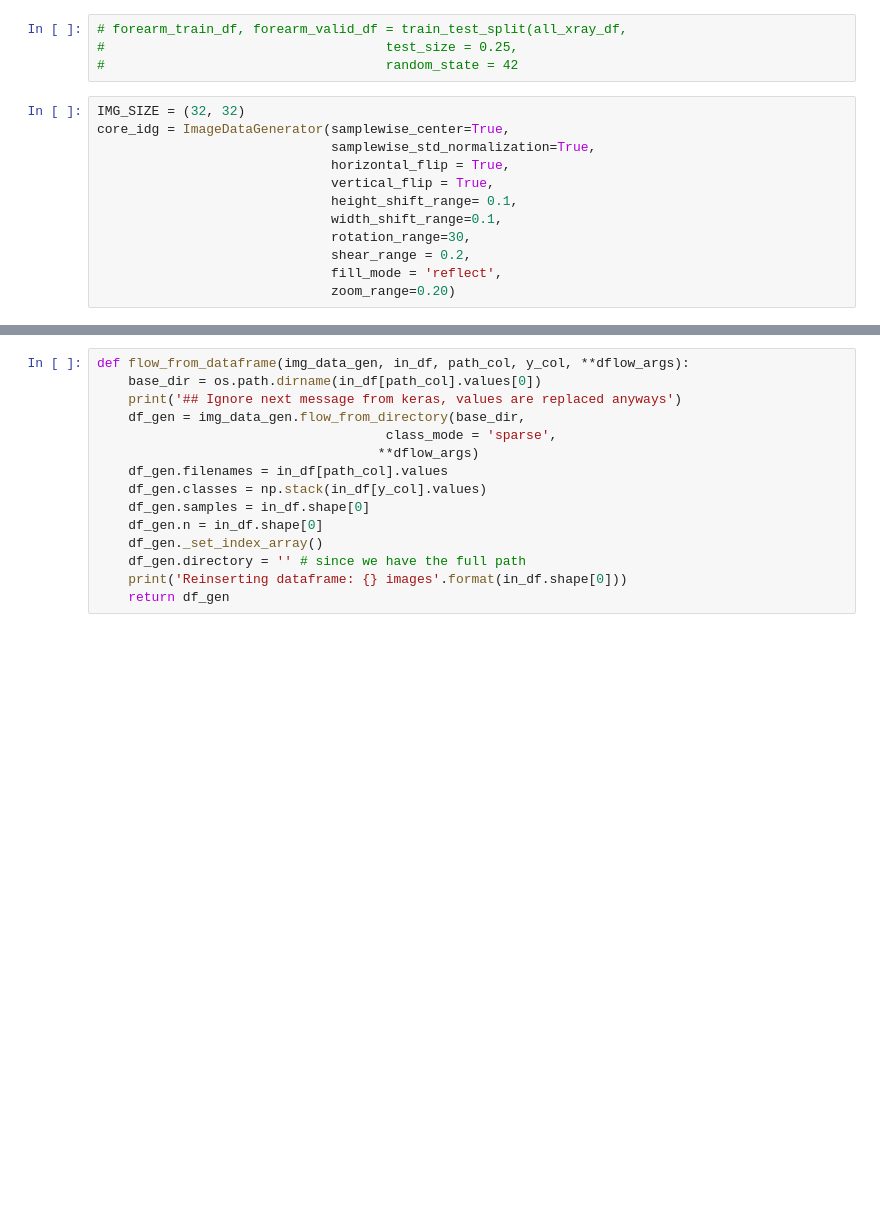
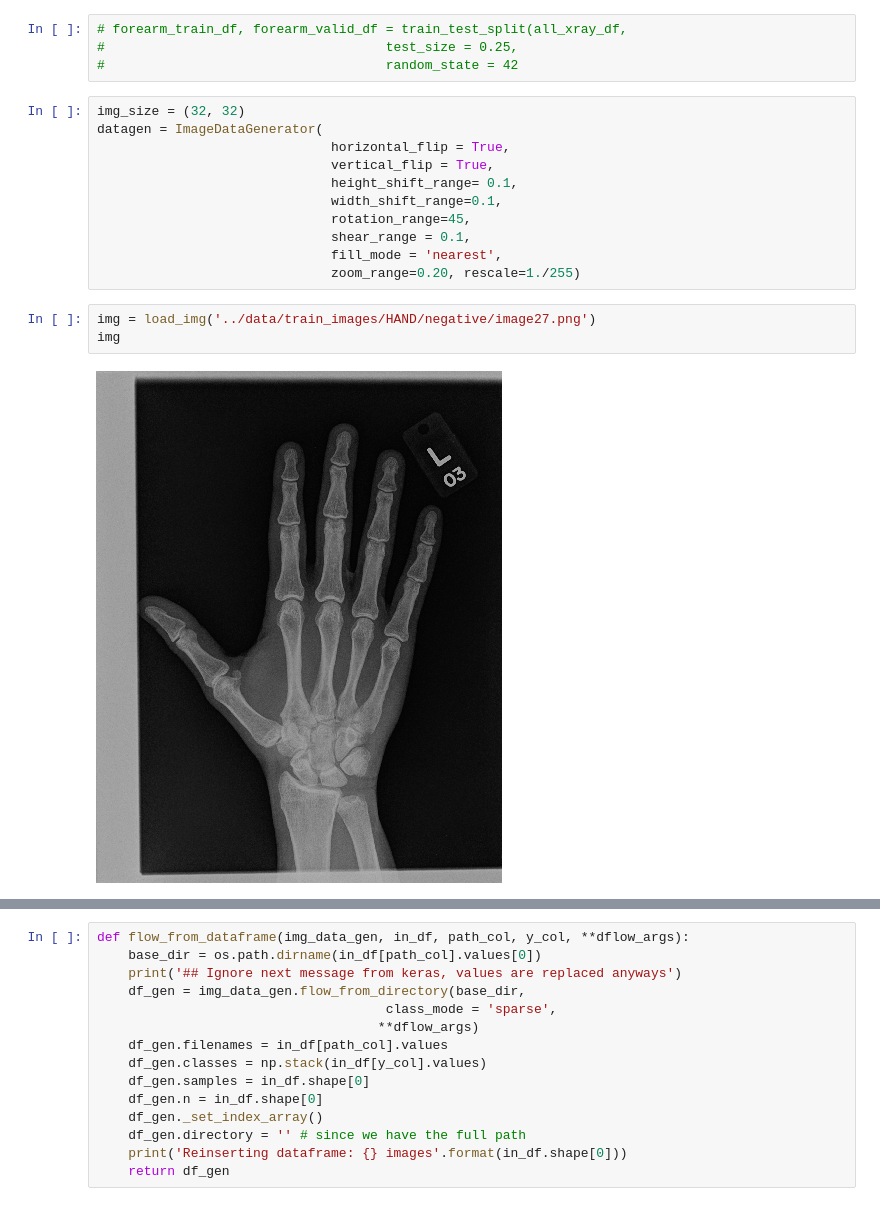
Before and after one commit to alcr0996/MURA_Skeletal_Imaging_CNN, a Jupyter notebook: src/cnn_galv.ipynb, the cells around one changed output, grey strips where cells are left out. Drawn from its saved outputs; the diff is of its cells as text; blank space fills up the shorter version.

```diff
--- a/src/cnn_galv.ipynb
+++ b/src/cnn_galv.ipynb
@@ -19,14 +20,18 @@ from keras.optimizers import Adam, RMSprop, SGD
 #                                    test_size = 0.25,
 #                                    random_state = 42
 # %%
-IMG_SIZE = (32, 32)
-core_idg = ImageDataGenerator(samplewise_center=True,
-                              samplewise_std_normalization=True,
+img_size = (32, 32)
+datagen = ImageDataGenerator(
                               horizontal_flip = True,
                               vertical_flip = True,
                               height_shift_range= 0.1,
                               width_shift_range=0.1,
-                              rotation_range=30,
-                              shear_range = 0.2,
-                              fill_mode = 'reflect',
-                              zoom_range=0.20)
+                              rotation_range=45,
+                              shear_range = 0.1,
+                              fill_mode = 'nearest',
+                              zoom_range=0.20, rescale=1./255)
+# %%
+img = load_img('../data/train_images/HAND/negative/image27.png')
+img
+# %% [output]
+[figure, added]
```
Also changed, not shown: parts of 2 cells of this notebook, 50 other files.
